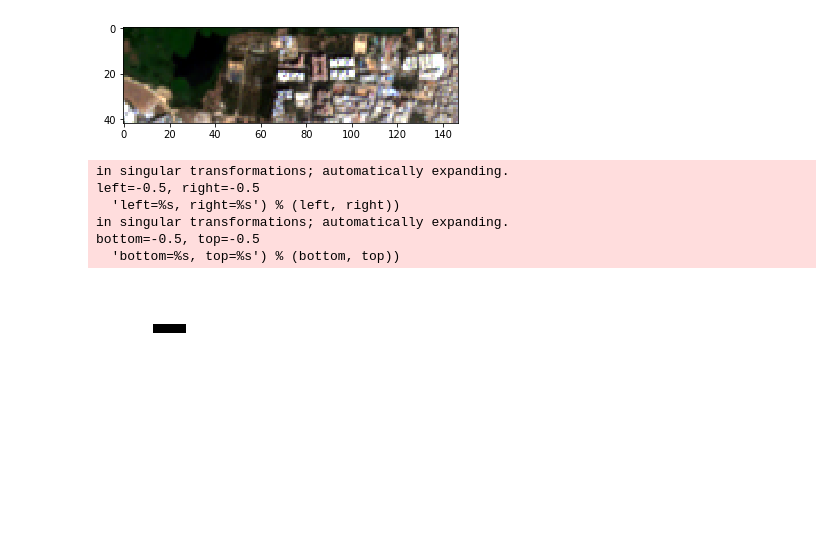
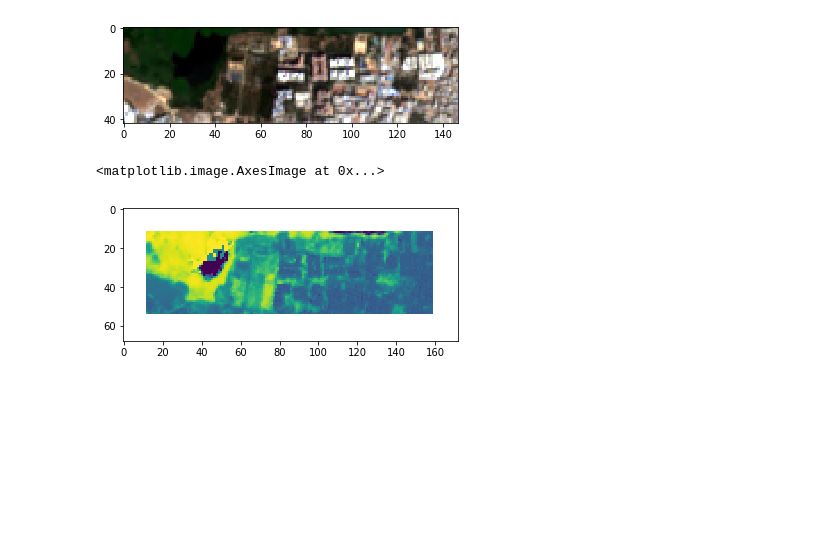
Before and after one commit to DynaSlum/satsense, a Jupyter notebook: notebooks/draft_notebooks/generator-sift-check.ipynb, the cells around one changed output. Drawn from its saved outputs; the diff is of its cells as text; code cells hidden in the pictures; blank space fills up the shorter version.

```diff
--- a/notebooks/draft_notebooks/generator-sift-check.ipynb
+++ b/notebooks/draft_notebooks/generator-sift-check.ipynb
@@ -240,4 +245,9 @@ plt.imshow(image['rgb'])
 # %% [output]
 <matplotlib.image.AxesImage at 0x...>
 [figure]
+# %%
+plt.imshow(generator._image_cache)
+# %% [output]
+<matplotlib.image.AxesImage at 0x...>
+[figure, added]
 # %%
@@ -262,19 +266,12 @@ gs = gridspec.GridSpec(*generator.shape)
 gs.update(wspace=0.05, hspace=0.05)
 
 for i, (img,slice1,slice2) in enumerate(generator):
-    vector[slice2[0], slice2[1], :, :] = features[0](window)
+    vector[i] = features[0](img)
 
-    ax = plt.subplot(gs[i])
-    ax.axis('off')
-    ax.imshow(img, cmap=plt.cm.gray)
+#     ax = plt.subplot(gs[i])
+#     ax.axis('off')
+#     ax.imshow(img, cmap=plt.cm.gray)
+vector.shape = shape
-# %% [output]
-in singular transformations; automatically expanding.
-left=-0.5, right=-0.5
-  'left=%s, right=%s') % (left, right))
-in singular transformations; automatically expanding.
-bottom=-0.5, top=-0.5
-  'bottom=%s, top=%s') % (bottom, top))
-[figure, removed]
 # %%
 m = vector[:, :, 0, 0]
 plt.imshow(m)
```
Also changed, not shown: parts of 12 cells of this notebook, 1 other file.
